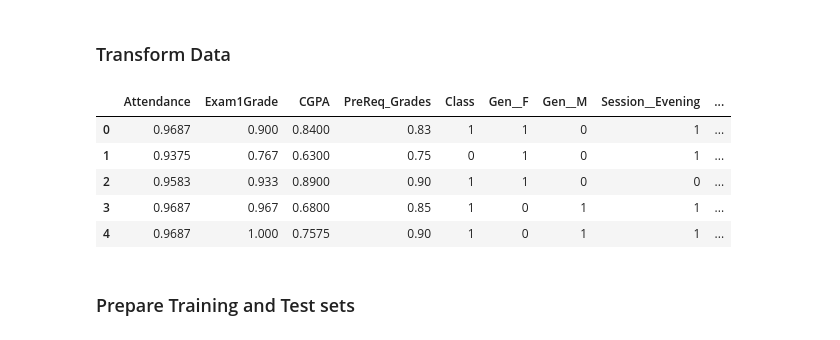
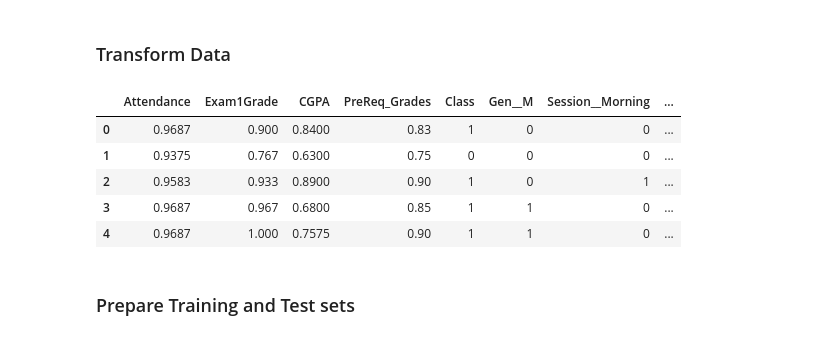
Before and after one commit to MnAppsNet/ML_on_student_performance_assignment, a Jupyter notebook: BUC_Dataset.ipynb, the cells around one changed output. Saved outputs shown, nothing was run; the diff lists cells and outputs as text; code cells hidden in the pictures.

```diff
--- a/BUC_Dataset.ipynb
+++ b/BUC_Dataset.ipynb
@@ -103,39 +99,39 @@ dataset.Class.apply(lambda x: 0 if x=='Low' else 1).plot(kind='hist',title="Clas
 ### Transform Data
 # %%
 transformed_dataset = dataset
-#Perform one-hot encoding on non numeric values:
 encode_columns = [
     "Gen",
     "Session",
     "Major",
     "Sponsorship",
     "Dorm"
 ]
 for c in encode_columns:
-    transformed_dataset = transformed_dataset.join(pd.get_dummies(dataset[c],prefix=f"{c}_")).drop(c,axis=1)
+    one_hot = pd.get_dummies(dataset[c],prefix=f"{c}_") #Only to values in one-hot drop one column
+    transformed_dataset = transformed_dataset.join(one_hot.drop(one_hot.columns[0],axis=1)).drop(c,axis=1)
 
 #Scale percentages in range [0,1]
 scale_percentages = [
     "Attendance",
     "Exam1Grade",
     "PreReq_Grades"
 ]
 for c in scale_percentages:
     transformed_dataset[c] = transformed_dataset[c] / 100
 
 #Scale CGPA in range [0,1]
 transformed_dataset.CGPA = transformed_dataset.CGPA / 4
 
 #Encode class :
 transformed_dataset.Class = transformed_dataset.Class.apply(lambda x: 0 if x=='Low' else 1) #Student Passed (dataset class)
 transformed_dataset.head()
 # %% [output]
-|  | Attendance | Exam1Grade | CGPA | PreReq_Grades | Class | Gen__F | Gen__M | Session__Evening | ... |
-| 0 | 0.9687 | 0.900 | 0.8400 | 0.83 | 1 | 1 | 0 | 1 | ... |
-| 1 | 0.9375 | 0.767 | 0.6300 | 0.75 | 0 | 1 | 0 | 1 | ... |
-| 2 | 0.9583 | 0.933 | 0.8900 | 0.90 | 1 | 1 | 0 | 0 | ... |
-| 3 | 0.9687 | 0.967 | 0.6800 | 0.85 | 1 | 0 | 1 | 1 | ... |
-| 4 | 0.9687 | 1.000 | 0.7575 | 0.90 | 1 | 0 | 1 | 1 | ... |
+|  | Attendance | Exam1Grade | CGPA | PreReq_Grades | Class | Gen__M | Session__Morning | ... |
+| 0 | 0.9687 | 0.900 | 0.8400 | 0.83 | 1 | 0 | 0 | ... |
+| 1 | 0.9375 | 0.767 | 0.6300 | 0.75 | 0 | 0 | 0 | ... |
+| 2 | 0.9583 | 0.933 | 0.8900 | 0.90 | 1 | 0 | 1 | ... |
+| 3 | 0.9687 | 0.967 | 0.6800 | 0.85 | 1 | 1 | 0 | ... |
+| 4 | 0.9687 | 1.000 | 0.7575 | 0.90 | 1 | 1 | 0 | ... |
 # %% [markdown]
 ### Prepare Training and Test sets
 # %%
```
Also changed, not shown: parts of 11 cells of this notebook.
